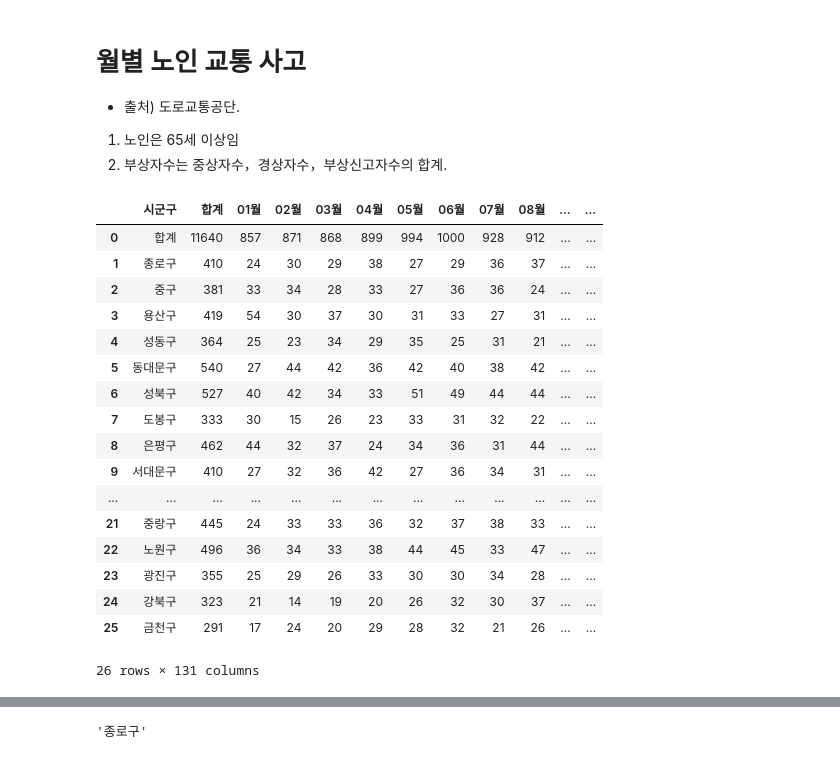
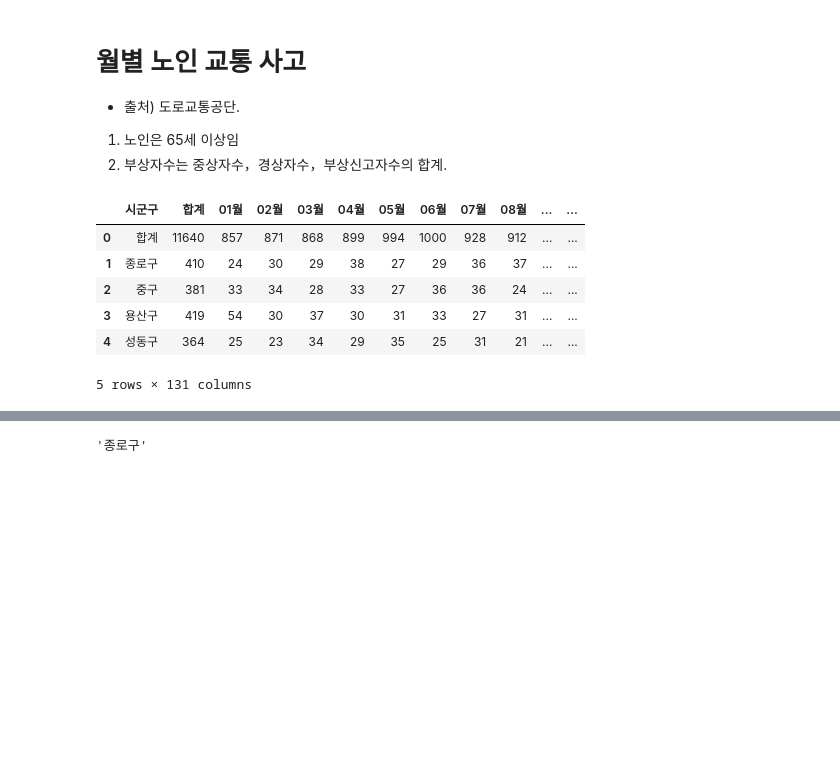
Before and after one commit to SwimmingHwang/data-visualization, a Jupyter notebook: monthly_data_visualization.ipynb, the cells around one changed output, grey strips where cells are left out. Cells and saved outputs as stored; diff of their text form; code cells hidden in the pictures; blank space fills up the shorter version.

```diff
--- a/monthly_data_visualization.ipynb
+++ b/monthly_data_visualization.ipynb
@@ -8,26 +8,15 @@ import pandas as pd
 # %%
 df = pd.read_csv('data\\month.csv',encoding='CP949',header=1)
 # %%
-df
+df.head()
 # %% [output]
 |  | 시군구 | 합계 | 01월 | 02월 | 03월 | 04월 | 05월 | 06월 | 07월 | 08월 | ... | ... |
 | 0 | 합계 | 11640 | 857 | 871 | 868 | 899 | 994 | 1000 | 928 | 912 | ... | ... |
 | 1 | 종로구 | 410 | 24 | 30 | 29 | 38 | 27 | 29 | 36 | 37 | ... | ... |
 | 2 | 중구 | 381 | 33 | 34 | 28 | 33 | 27 | 36 | 36 | 24 | ... | ... |
 | 3 | 용산구 | 419 | 54 | 30 | 37 | 30 | 31 | 33 | 27 | 31 | ... | ... |
 | 4 | 성동구 | 364 | 25 | 23 | 34 | 29 | 35 | 25 | 31 | 21 | ... | ... |
-| 5 | 동대문구 | 540 | 27 | 44 | 42 | 36 | 42 | 40 | 38 | 42 | ... | ... |
-| 6 | 성북구 | 527 | 40 | 42 | 34 | 33 | 51 | 49 | 44 | 44 | ... | ... |
-| 7 | 도봉구 | 333 | 30 | 15 | 26 | 23 | 33 | 31 | 32 | 22 | ... | ... |
-| 8 | 은평구 | 462 | 44 | 32 | 37 | 24 | 34 | 36 | 31 | 44 | ... | ... |
-| 9 | 서대문구 | 410 | 27 | 32 | 36 | 42 | 27 | 36 | 34 | 31 | ... | ... |
-| ... | ... | ... | ... | ... | ... | ... | ... | ... | ... | ... | ... | ... |
-| 21 | 중랑구 | 445 | 24 | 33 | 33 | 36 | 32 | 37 | 38 | 33 | ... | ... |
-| 22 | 노원구 | 496 | 36 | 34 | 33 | 38 | 44 | 45 | 33 | 47 | ... | ... |
-| 23 | 광진구 | 355 | 25 | 29 | 26 | 33 | 30 | 30 | 34 | 28 | ... | ... |
-| 24 | 강북구 | 323 | 21 | 14 | 19 | 20 | 26 | 32 | 30 | 37 | ... | ... |
-| 25 | 금천구 | 291 | 17 | 24 | 20 | 29 | 28 | 32 | 21 | 26 | ... | ... |
-26 rows × 131 columns
+5 rows × 131 columns
 # %%
 # 연도별 데이터 쪼개기 (2015~2019)
 df_2015 = df.loc[:,'01월.5':'12월.5']
```
Also changed, not shown: parts of 2 cells of this notebook, 1 other file.
